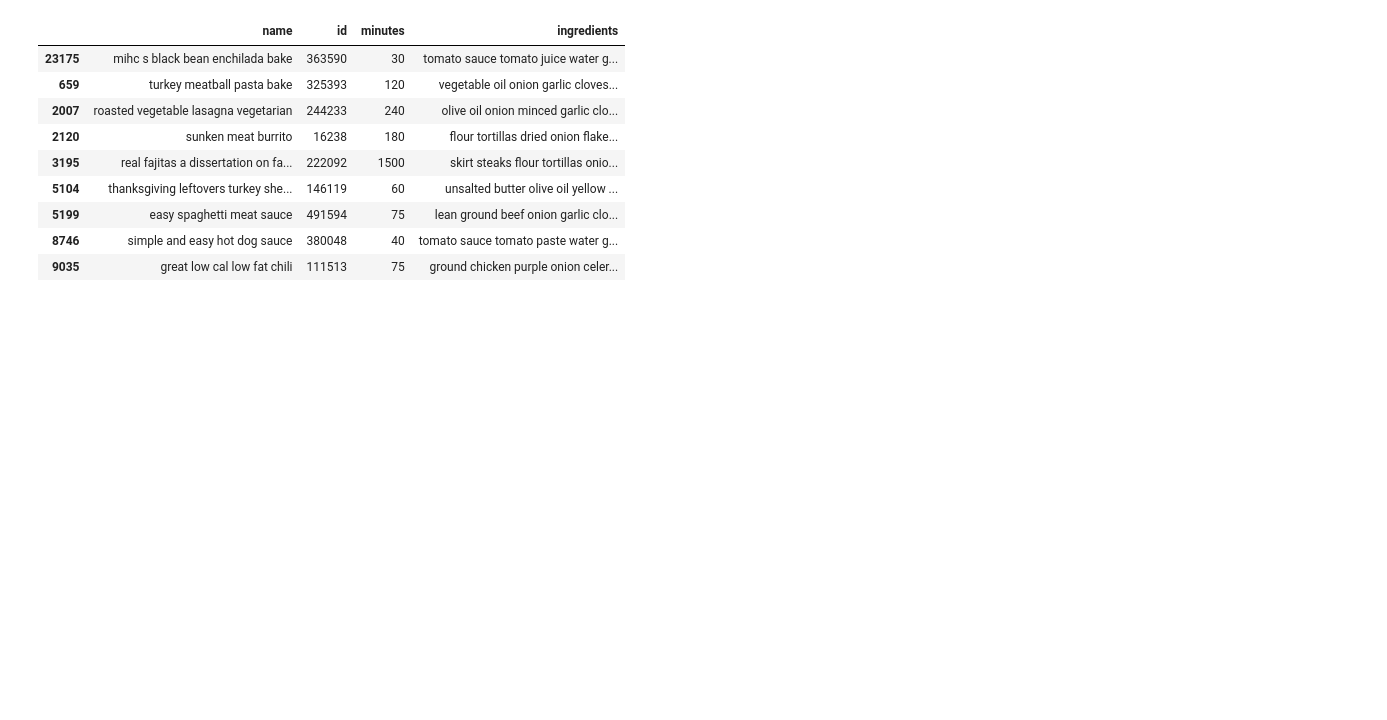
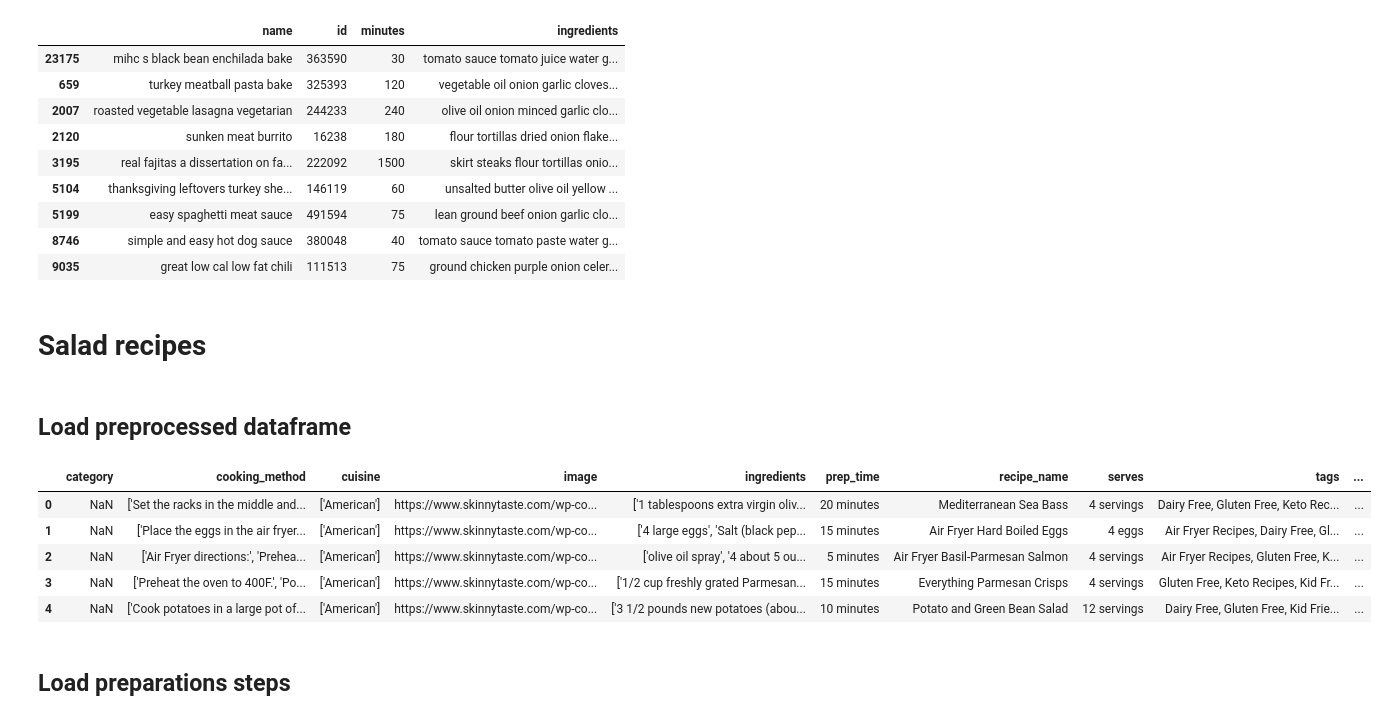
Before and after one commit to DavidGeisel/RecipeSuggestions, a Jupyter notebook: Notebooks/Stepwise_Test_Model_Functions.ipynb, the cells around one changed output. Saved outputs shown, nothing was run; the diff lists cells and outputs as text; code cells hidden in the pictures; blank space fills up the shorter version.

```diff
--- a/Notebooks/Stepwise_Test_Recommendation_Model.ipynb
+++ b/Notebooks/Stepwise_Test_Model_Functions.ipynb
@@ -134,3 +136,19 @@ newdf
 | 9035 | great low cal low fat chili | 111513 | 75 | ground chicken purple onion celer... |
 # %%
 recommendations_df.drop()
+# %% [markdown]
+# Salad recipes
+# %% [markdown]
+## Load preprocessed dataframe
+# %%
+df = pd.read_pickle("../data/Salad_Recipes.pkl")
+df.head()
+# %% [output]
+|  | category | cooking_method | cuisine | image | ingredients | prep_time | recipe_name | serves | tags | ... |
+| 0 | NaN | ['Set the racks in the middle and... | ['American'] | https://www.skinnytaste.com/wp-co... | ['1 tablespoons extra virgin oliv... | 20 minutes | Mediterranean Sea Bass | 4 servings | Dairy Free, Gluten Free, Keto Rec... | ... |
+| 1 | NaN | ['Place the eggs in the air fryer... | ['American'] | https://www.skinnytaste.com/wp-co... | ['4 large eggs', 'Salt (black pep... | 15 minutes | Air Fryer Hard Boiled Eggs | 4 eggs | Air Fryer Recipes, Dairy Free, Gl... | ... |
+| 2 | NaN | ['Air Fryer directions:', 'Prehea... | ['American'] | https://www.skinnytaste.com/wp-co... | ['olive oil spray', '4 about 5 ou... | 5 minutes | Air Fryer Basil-Parmesan Salmon | 4 servings | Air Fryer Recipes, Gluten Free, K... | ... |
+| 3 | NaN | ['Preheat the oven to 400F.', 'Po... | ['American'] | https://www.skinnytaste.com/wp-co... | ['1/2 cup freshly grated Parmesan... | 15 minutes | Everything Parmesan Crisps | 4 servings | Gluten Free, Keto Recipes, Kid Fr... | ... |
+| 4 | NaN | ['Cook potatoes in a large pot of... | ['American'] | https://www.skinnytaste.com/wp-co... | ['3 1/2 pounds new potatoes (abou... | 10 minutes | Potato and Green Bean Salad | 12 servings | Dairy Free, Gluten Free, Kid Frie... | ... |
+# %% [markdown]
+## Load preparations steps
```
Also changed, not shown: parts of 9 cells of this notebook, 9 other files.
